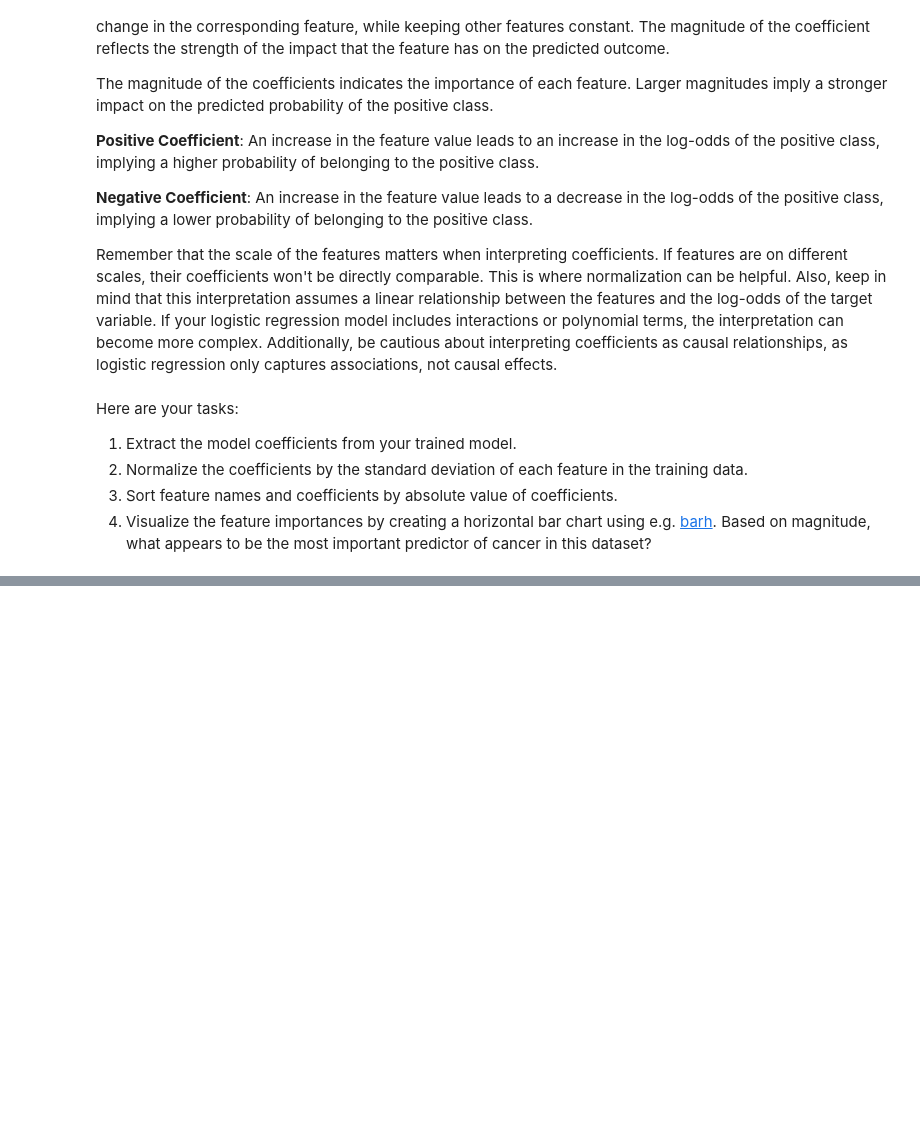
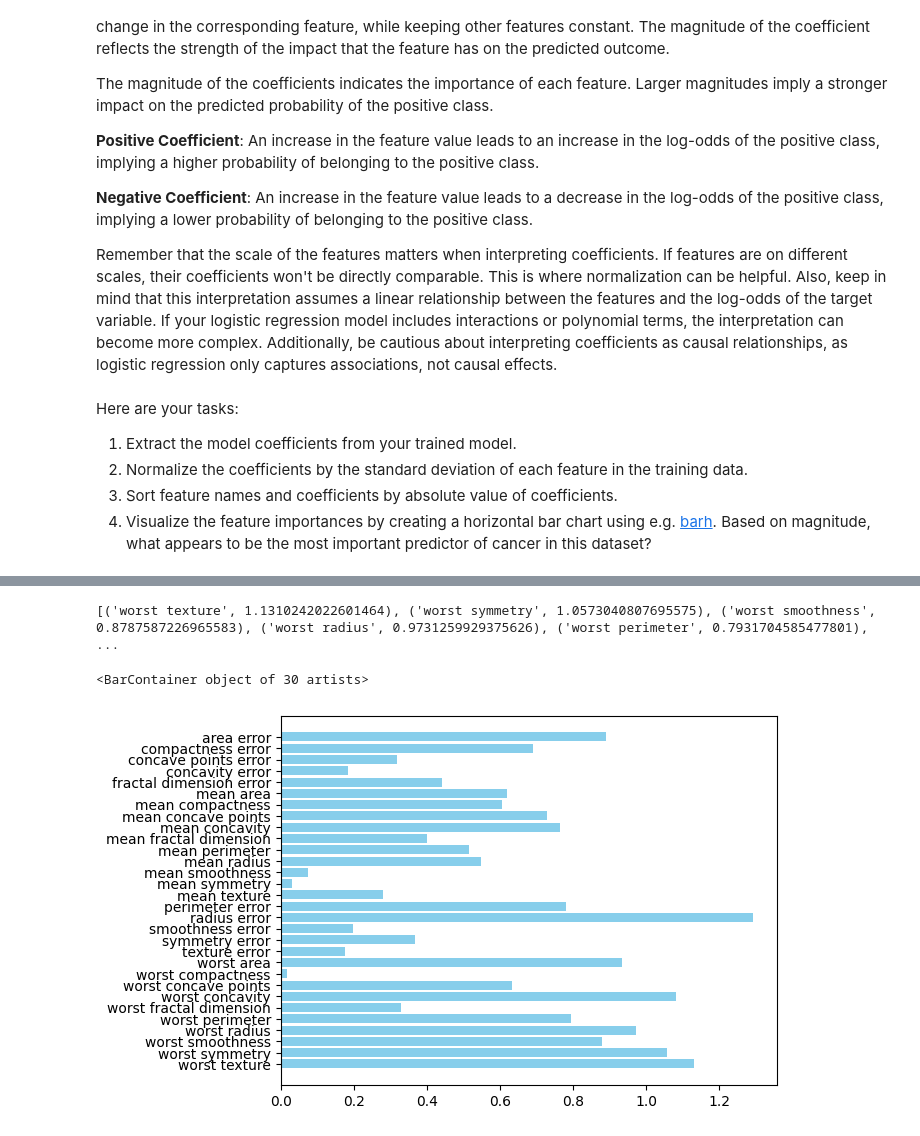
Before and after one commit to FranciscoNav/springboard, a Jupyter notebook: Student_MLE_MiniProject_Logistic_Regression.ipynb, the cells around one changed output, grey strips where cells are left out. Drawn from its saved outputs; the diff is of its cells as text; code cells hidden in the pictures; blank space fills up the shorter version.

```diff
--- a/Student_MLE_MiniProject_Logistic_Regression.ipynb
+++ b/Student_MLE_MiniProject_Logistic_Regression.ipynb
@@ -176,3 +238,5 @@ Here are your tasks:
 4. Visualize the feature importances by creating a horizontal bar chart using e.g. [barh](https://matplotlib.org/3.1.1/api/_as_gen/matplotlib.pyplot.barh.html). Based on magnitude, what appears to be the most important predictor of cancer in this dataset?
 # %%
 # Extract coefficients
+coefficients = log_reg.coef_[0]
+coefficients
@@ -180,0 +250,9 @@ Here are your tasks:
+# %%
+# Normalize the coefficients by the standard deviation
+feature_std_devs = np.std(x_train, axis=0)
+
+normalized_coefficients = coefficients * feature_std_devs
+normalized_coefficients
+
+for feature, coef in zip(data.feature_names, normalized_coefficients):
+    print(f"{feature}: {coef:.4f}")
@@ -181,2 +277,14 @@ Here are your tasks:
 # %%
 # Sort feature names and coefficients by absolute value of coefficients
+
+coefficients_absolute_value = list()
+
+for coef in normalized_coefficients:
+  coefficients_absolute_value.append(abs(coef))
+
+features_and_normalized_coefs = list(zip(data.feature_names, coefficients_absolute_value))
+
+sorted_features_with_coefs = sorted(features_and_normalized_coefs, reverse=True)
+print(sorted_features_with_coefs)
+# %% [output]
+[('worst texture', 1.1310242022601464), ('worst symmetry', 1.0573040807695575), ('worst smoothness', 0.8787587226965583), ('worst radius', 0.9731259929375626), ('worst perimeter', 0.7931704585477801), ...
@@ -184,0 +291,12 @@ Here are your tasks:
+# %%
+# Visualize feature importances
+# pyplot.barh(y, width, height=0.8, left=None, *, align='center', **kwargs)[source]
+unzip_sorted_features = list(zip(*sorted_features_with_coefs))
+
+sorted_features = list(unzip_sorted_features[0])
+sorted_features_absolute_value = list(unzip_sorted_features[1])
+
+plt.barh(sorted_features, sorted_features_absolute_value, color='skyblue')
+# %% [output]
+<BarContainer object of 30 artists>
+[figure, added]
```
Also changed, not shown: parts of 19 cells of this notebook.
